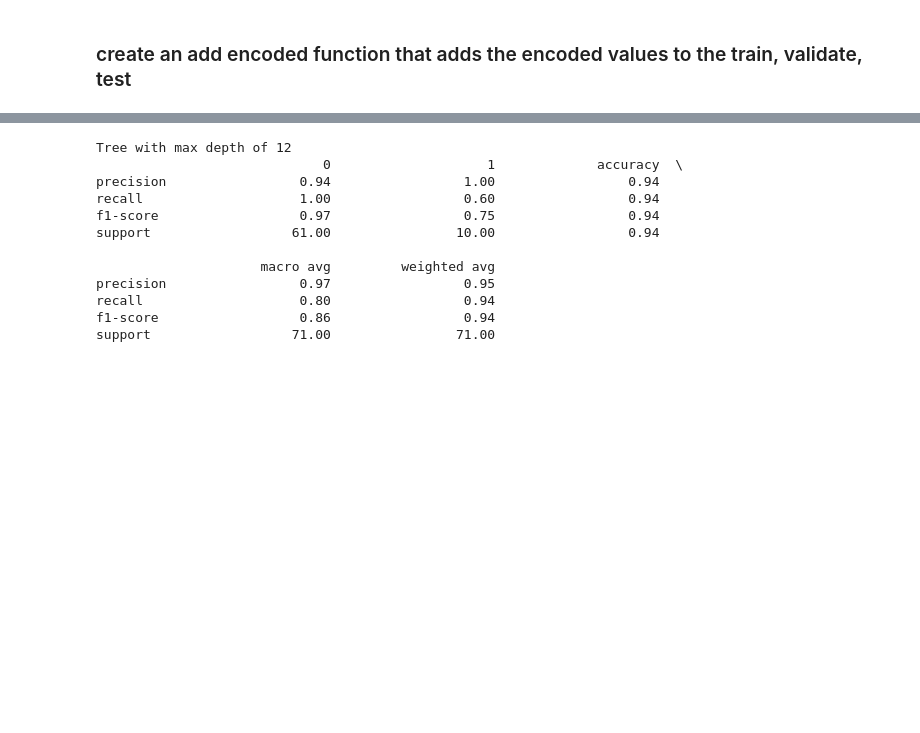
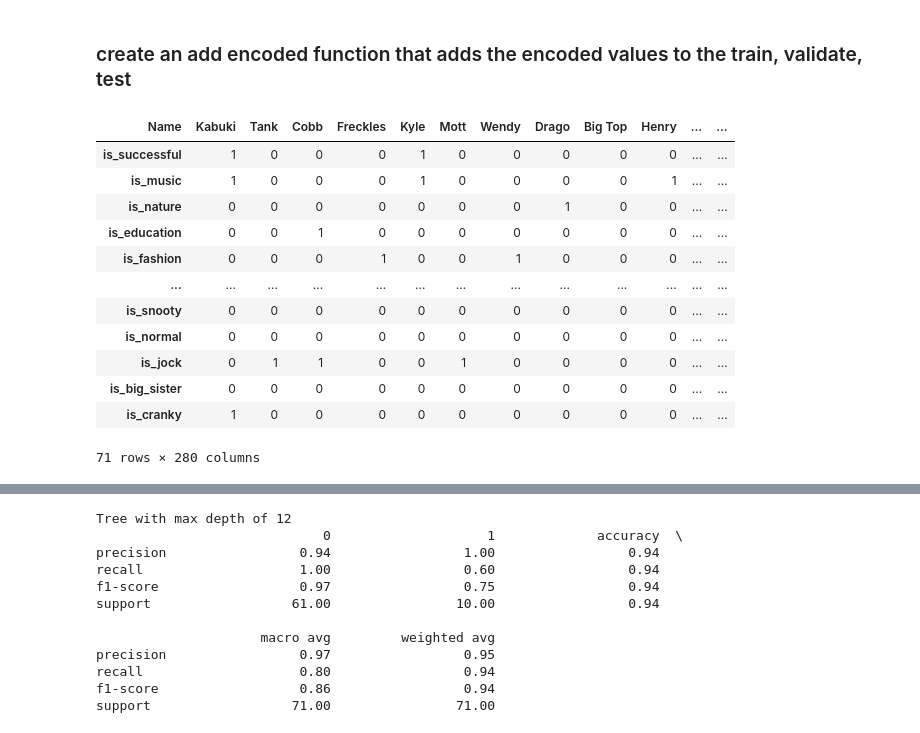
Before and after one commit to codyclonts/animal_crossing_villager_popularity, a Jupyter notebook: scratch_work.ipynb, the cells around one changed output, grey strips where cells are left out. Saved outputs shown, nothing was run; the diff lists cells and outputs as text; code cells hidden in the pictures; blank space fills up the shorter version.

```diff
--- a/scratch_work.ipynb
+++ b/scratch_work.ipynb
@@ -769,6 +767,22 @@ y_validate = validate.is_successful
 
 X_test = test.drop(columns=["is_successful"])
 y_test = test.is_successful
+# %%
+train.T
+# %% [output]
+| Name | Kabuki | Tank | Cobb | Freckles | Kyle | Mott | Wendy | Drago | Big Top | Henry | ... | ... |
+| is_successful | 1 | 0 | 0 | 0 | 1 | 0 | 0 | 0 | 0 | 0 | ... | ... |
+| is_music | 1 | 0 | 0 | 0 | 1 | 0 | 0 | 0 | 0 | 1 | ... | ... |
+| is_nature | 0 | 0 | 0 | 0 | 0 | 0 | 0 | 1 | 0 | 0 | ... | ... |
+| is_education | 0 | 0 | 1 | 0 | 0 | 0 | 0 | 0 | 0 | 0 | ... | ... |
+| is_fashion | 0 | 0 | 0 | 1 | 0 | 0 | 1 | 0 | 0 | 0 | ... | ... |
+| ... | ... | ... | ... | ... | ... | ... | ... | ... | ... | ... | ... | ... |
+| is_snooty | 0 | 0 | 0 | 0 | 0 | 0 | 0 | 0 | 0 | 0 | ... | ... |
+| is_normal | 0 | 0 | 0 | 0 | 0 | 0 | 0 | 0 | 0 | 0 | ... | ... |
+| is_jock | 0 | 1 | 1 | 0 | 0 | 1 | 0 | 0 | 0 | 0 | ... | ... |
+| is_big_sister | 0 | 0 | 0 | 0 | 0 | 0 | 0 | 0 | 0 | 0 | ... | ... |
+| is_cranky | 1 | 0 | 0 | 0 | 0 | 0 | 0 | 0 | 0 | 0 | ... | ... |
+71 rows × 280 columns
 # %%
 for i in range(2, 21):
     tree = DecisionTreeClassifier(max_depth=i, random_state=17)
```
Also changed, not shown: parts of 16 cells of this notebook.
